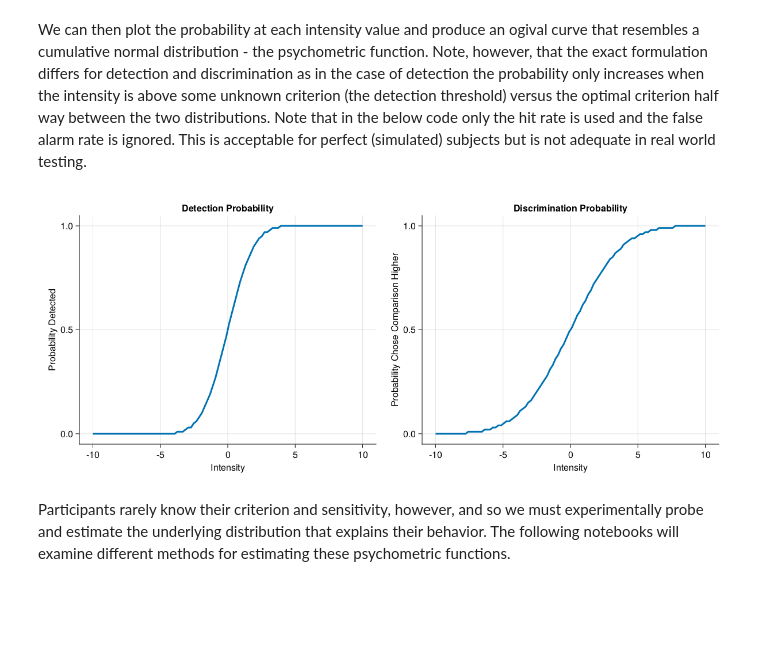
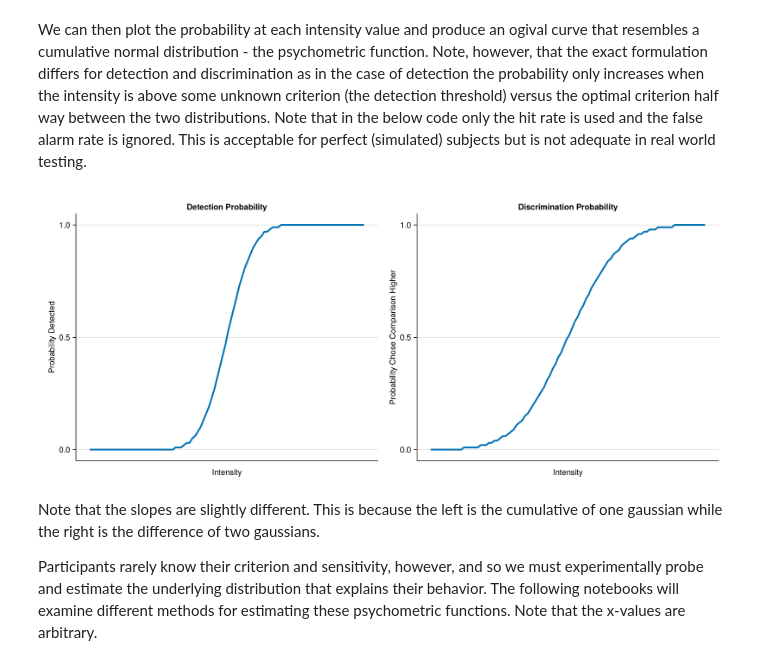
Before and after one commit to CMGreenspon/PsychophysicsSimulations, a Jupyter notebook: notebooks/1. Introduction.ipynb, the cells around one changed output. Cells and saved outputs as stored; diff of their text form; code cells hidden in the pictures; blank space fills up the shorter version.

```diff
--- a/notebooks/1. Introduction.ipynb
+++ b/notebooks/1. Introduction.ipynb
@@ -6,7 +7,7 @@ In psychophysics we tend to try and find the boundary between two barely disting
 
 Signal detection theory treats all events as distributions from which the intensity can be sampled at a given point in time. The practical consequence of this is that when the stimulus is delivered on two (or N) separate occasions two (or N) different events will be perceived - depending on the sample from the distribution. To contextualize this in standard psychophysical tasks, in discrimination there is the standard stimulus with a given distribution. We then adjust a parameter in an attempt to shift the distribution of the comparison stimulus such that it no longer intersects with the distribution of the standard stimulus. Detection tasks are variants of this where the standard stimulus is no stimulus. When conceptualizing these distributions it is common to use an established uniform distribution (usually a normal/gaussian) and assume that all stimulus events represents samples from these distributions.
 # %%
-Fig = Figure(resolution = (750, 500))
+Fig = Figure(size = (750, 500))
 Ax = Axis(Fig[1,1], title = "Stimulus Intensity Distributions", xlabel = "Intensity", ylabel = "Probability",
   topspinevisible = false, rightspinevisible = false)
 
@@ -17,7 +18,6 @@ cs = cgrad([:blue, :red], length(means)) # Color scheme from blue to red
 for (m, c) in zip(means, cs)
     d = Normal(m, sigma)
     lines!(Ax, x ,d, color = c, linewidth = 3)
-    # text!(Ax, m, 0.3, text = "$m", align = (:center, :baseline))
 end
 display(Fig);
 # %% [output]
@@ -63,28 +63,30 @@ We can then plot the probability at each intensity value and produce an ogival c
 # %%
 p_discrim = fill(0.0, 100)
 p_detect = fill(0.0, 100)
 x = LinRange(-10, 10, 100)
 for (i, m) = enumerate(x)
     # Discrimination
     crit = m / 2 # Midpoint of the two means
     hit = 1 - cdf(Normal(m, sigma), crit)
     p_discrim[i] = round(hit, digits = 2)
 
     # detection
     hit = 1 - cdf(Normal(m, sigma), 0) # Criterion is always 0
     p_detect[i] = round(hit, digits = 2) # Only need the hit rate
 end
 
-Fig = Figure(resolution = (1200, 500))
+Fig = Figure(size = (1200, 500))
 Ax1 = Axis(Fig[1,1], title = "Detection Probability", xlabel = "Intensity", ylabel = "Probability Detected",
-  topspinevisible = false, rightspinevisible = false)
+  topspinevisible = false, rightspinevisible = false, xticks = [NaN])
 lines!(Ax1, x, p_detect, linewidth = 3)
 
 Ax2 = Axis(Fig[1,2], title = "Discrimination Probability", xlabel = "Intensity", ylabel = "Probability Chose Comparison Higher",
-  topspinevisible = false, rightspinevisible = false)
+  topspinevisible = false, rightspinevisible = false, xticks = [NaN])
 lines!(Ax2, x, p_discrim, linewidth = 3)
 display(Fig);
 # %% [output]
-[figure, old version]
+[figure, new version]
 # %% [markdown]
-Participants rarely know their criterion and sensitivity, however, and so we must experimentally probe and estimate the underlying distribution that explains their behavior. The following notebooks will examine different methods for estimating these psychometric functions.
+Note that the slopes are slightly different. This is because the left is the cumulative of one gaussian while the right is the difference of two gaussians.
+
+Participants rarely know their criterion and sensitivity, however, and so we must experimentally probe and estimate the underlying distribution that explains their behavior. The following notebooks will examine different methods for estimating these psychometric functions. Note that the x-values are arbitrary.
```
Also changed, not shown: parts of 2 cells of this notebook, 8 other files.
